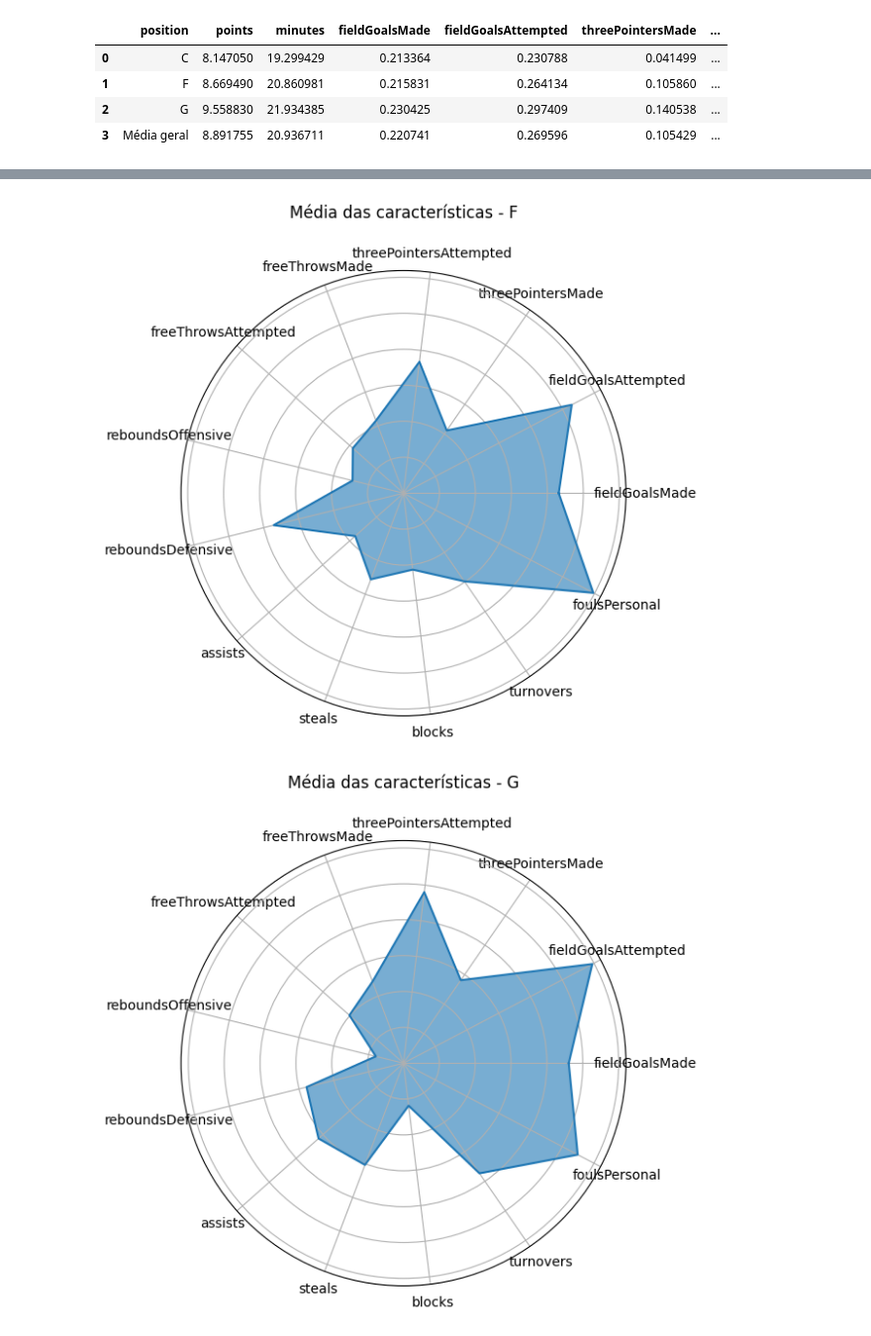
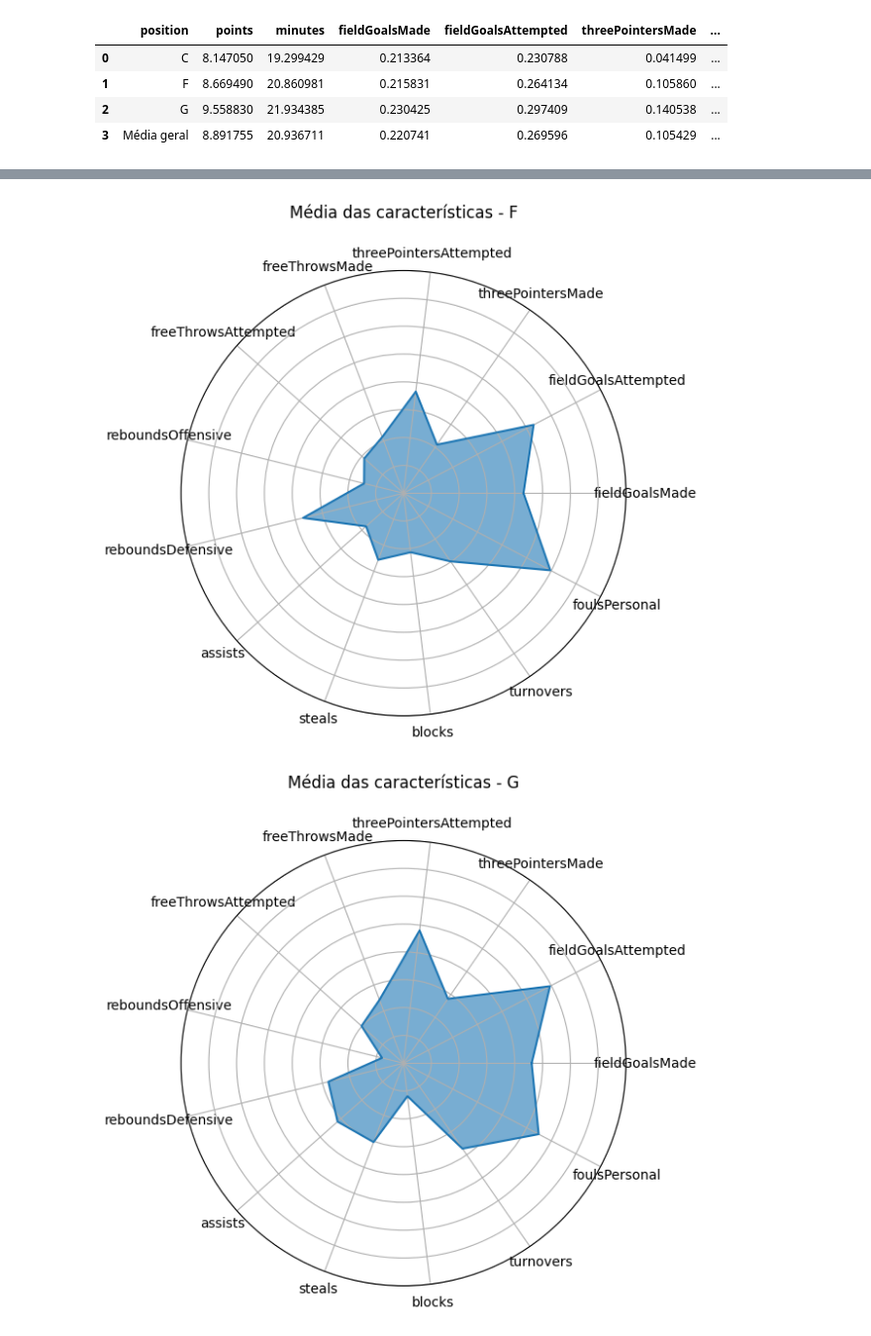
Before and after one commit to SiddiJr/NBA-predictions, a Jupyter notebook: 02 - Analise exploratoria/Exploracao.ipynb, the cells around one changed output, grey strips where cells are left out. Shown at 99% size. Saved outputs shown, nothing was run; the diff lists cells and outputs as text; code cells hidden in the pictures.

```diff
--- a/02 - Analise exploratoria/Exploracao.ipynb
+++ b/02 - Analise exploratoria/Exploracao.ipynb
@@ -166,34 +172,44 @@ plt.show()
 linha = df_media_features.iloc[1]
 values = linha[features].tolist()
 values += values[:1]
+
+angles = np.linspace(0, 2 * np.pi, len(features), endpoint=False).tolist()
+angles += angles[:1]
+
 fig, ax = plt.subplots(figsize=(6, 6), subplot_kw=dict(polar=True))
-
 ax.plot(angles, values, label=linha['position'])
 ax.fill(angles, values, alpha=0.6)
+
+ax.set_ylim(0, 0.4)
 ax.set_title(f"Média das características - {linha['position']}", y=1.1)
 ax.set_xticks(angles[:-1])
-ax.set_xticklabels(labels)
+ax.set_xticklabels(features)
 ax.set_yticklabels([])
 
 plt.show()
 # %% [output]
-[figure, old version]
+[figure, new version]
 # %%
 linha = df_media_features.iloc[2]
 values = linha[features].tolist()
 values += values[:1]
+
+angles = np.linspace(0, 2 * np.pi, len(features), endpoint=False).tolist()
+angles += angles[:1]
+
 fig, ax = plt.subplots(figsize=(6, 6), subplot_kw=dict(polar=True))
-
 ax.plot(angles, values, label=linha['position'])
 ax.fill(angles, values, alpha=0.6)
+
+ax.set_ylim(0, 0.4)
 ax.set_title(f"Média das características - {linha['position']}", y=1.1)
 ax.set_xticks(angles[:-1])
-ax.set_xticklabels(labels)
+ax.set_xticklabels(features)
 ax.set_yticklabels([])
 
 plt.show()
 # %% [output]
-[figure, old version]
+[figure, new version]
 # %%
 linha = df_media_features.iloc[3]
 values = linha[features].tolist()
```
Also changed, not shown: parts of 2 cells of this notebook.
